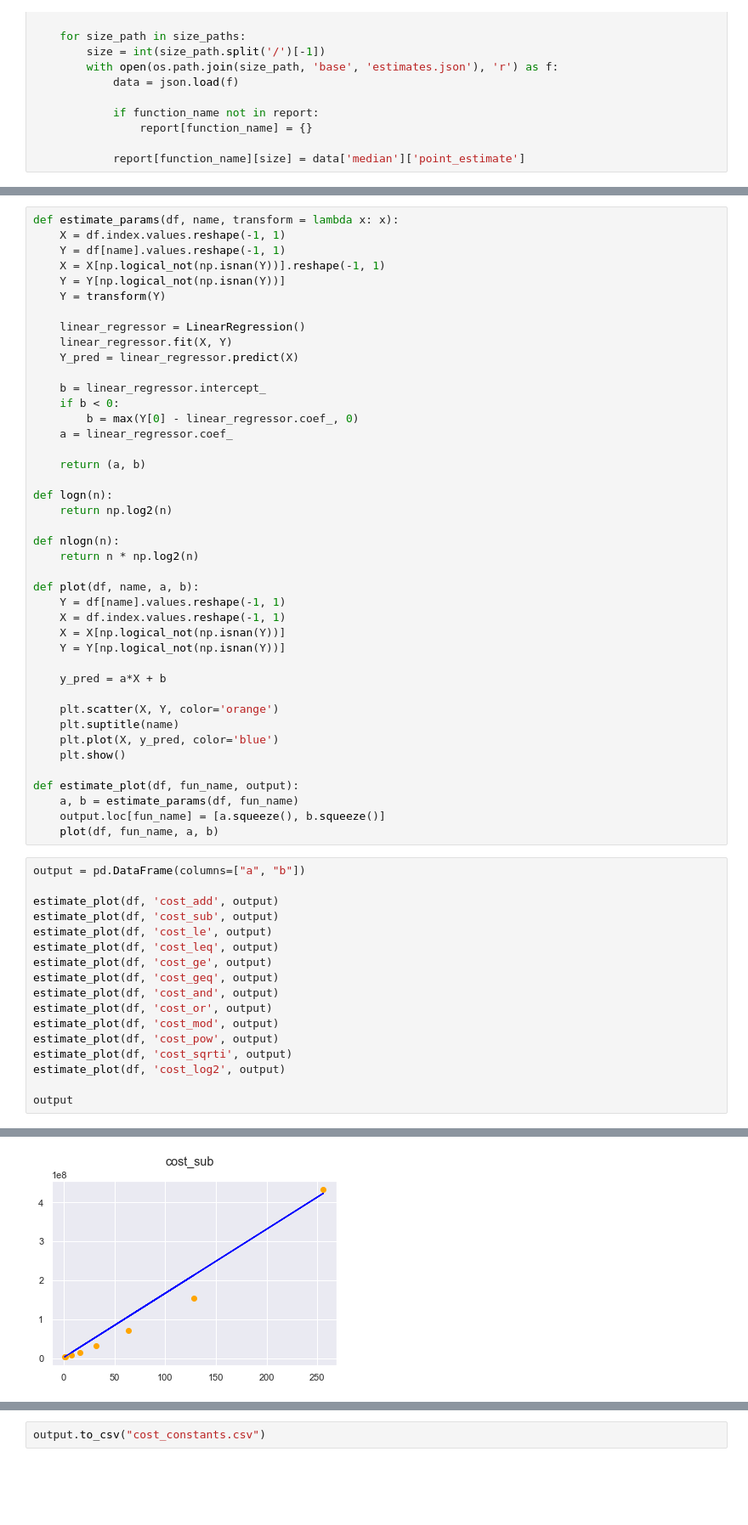
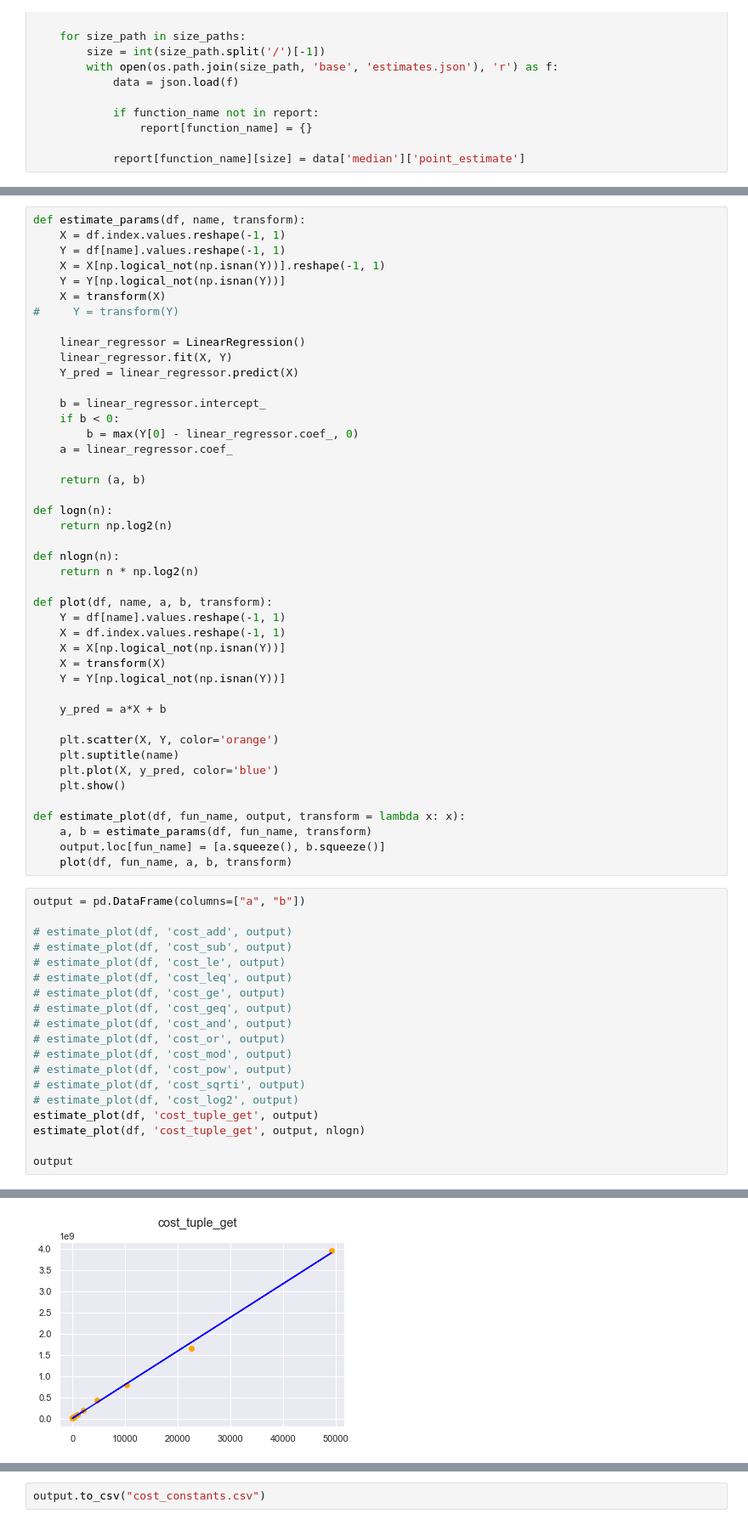
Before and after one commit to stacks-network/clarity-benchmarking, a Jupyter notebook: cost_estimator.ipynb, the cells around one changed output, grey strips where cells are left out. Shown at 85% size. Drawn from its saved outputs; the diff is of its cells as text; blank space fills up the shorter version.

Commit message:
add tuple-get gen

```diff
--- a/cost_estimator.ipynb
+++ b/cost_estimator.ipynb
@@ -45,10 +49,11 @@ df
 # %%
-def estimate_params(df, name, transform = lambda x: x):
+def estimate_params(df, name, transform):
     X = df.index.values.reshape(-1, 1)
     Y = df[name].values.reshape(-1, 1)
     X = X[np.logical_not(np.isnan(Y))].reshape(-1, 1)
     Y = Y[np.logical_not(np.isnan(Y))]
-    Y = transform(Y)
+    X = transform(X)
+#     Y = transform(Y)
 
     linear_regressor = LinearRegression()
     linear_regressor.fit(X, Y)
@@ -67,10 +72,11 @@ def logn(n):
 def nlogn(n):
     return n * np.log2(n)
 
-def plot(df, name, a, b):
+def plot(df, name, a, b, transform):
     Y = df[name].values.reshape(-1, 1)
     X = df.index.values.reshape(-1, 1)
     X = X[np.logical_not(np.isnan(Y))]
+    X = transform(X)
     Y = Y[np.logical_not(np.isnan(Y))]
 
     y_pred = a*X + b
@@ -80,25 +86,27 @@ def plot(df, name, a, b):
     plt.plot(X, y_pred, color='blue')
     plt.show()
 
-def estimate_plot(df, fun_name, output):
-    a, b = estimate_params(df, fun_name)
+def estimate_plot(df, fun_name, output, transform = lambda x: x):
+    a, b = estimate_params(df, fun_name, transform)
     output.loc[fun_name] = [a.squeeze(), b.squeeze()]
-    plot(df, fun_name, a, b)
+    plot(df, fun_name, a, b, transform)
 # %%
 output = pd.DataFrame(columns=["a", "b"])
 
-estimate_plot(df, 'cost_add', output)
-estimate_plot(df, 'cost_sub', output)
-estimate_plot(df, 'cost_le', output)
-estimate_plot(df, 'cost_leq', output)
-estimate_plot(df, 'cost_ge', output)
-estimate_plot(df, 'cost_geq', output)
-estimate_plot(df, 'cost_and', output)
-estimate_plot(df, 'cost_or', output)
-estimate_plot(df, 'cost_mod', output)
-estimate_plot(df, 'cost_pow', output)
-estimate_plot(df, 'cost_sqrti', output)
-estimate_plot(df, 'cost_log2', output)
+# estimate_plot(df, 'cost_add', output)
+# estimate_plot(df, 'cost_sub', output)
+# estimate_plot(df, 'cost_le', output)
+# estimate_plot(df, 'cost_leq', output)
+# estimate_plot(df, 'cost_ge', output)
+# estimate_plot(df, 'cost_geq', output)
+# estimate_plot(df, 'cost_and', output)
+# estimate_plot(df, 'cost_or', output)
+# estimate_plot(df, 'cost_mod', output)
+# estimate_plot(df, 'cost_pow', output)
+# estimate_plot(df, 'cost_sqrti', output)
+# estimate_plot(df, 'cost_log2', output)
+estimate_plot(df, 'cost_tuple_get', output)
+estimate_plot(df, 'cost_tuple_get', output, nlogn)
 
 output
 # %% [output]
@@ -106 +114 @@ output
-[figure, old version]
+[figure, new version]
```
Also changed, not shown: parts of 3 cells of this notebook, 3 other files.
